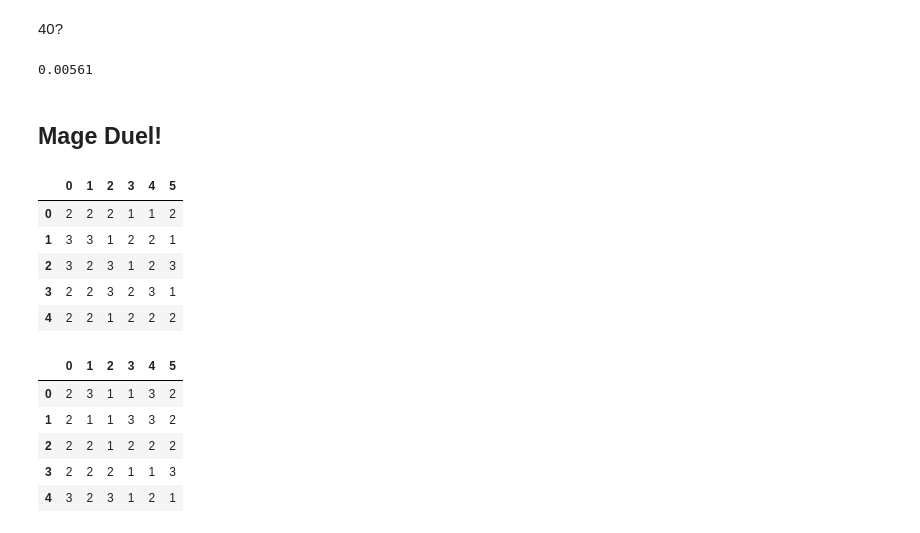
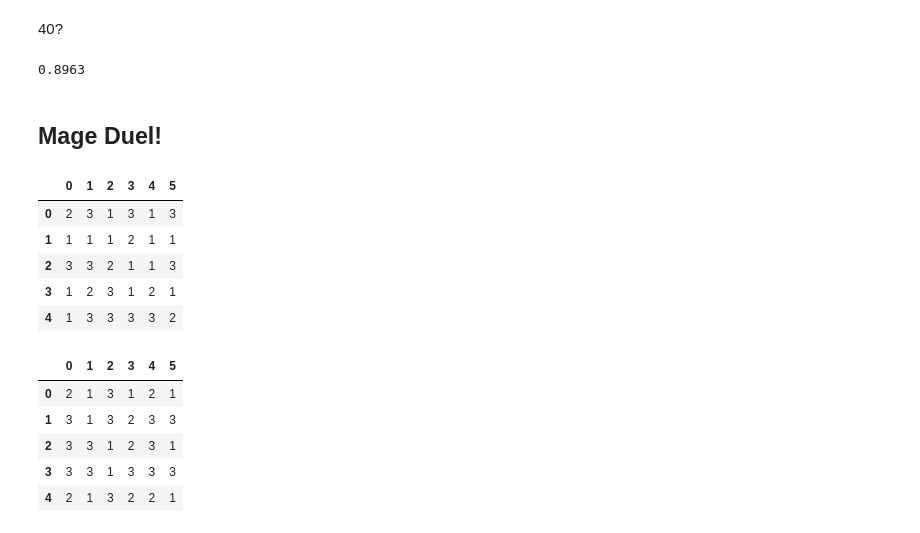
Before and after one commit to hinzle/statistics-exercises, a Jupyter notebook: simulation.ipynb, the cells around one changed output. Cells and saved outputs as stored; diff of their text form; code cells hidden in the pictures.

```diff
--- a/simulation.ipynb
+++ b/simulation.ipynb
@@ -326,31 +328,38 @@ bdays.head()
 # %% [markdown]
 40?
-# %%
-((bdays<=1/365.25).sum(axis=1)>=2).mean()
-# %% [output]
-0.00561
+# %%
+bdays(40)
+# %% [output]
+0.8963
 # %% [markdown]
 ## Mage Duel!
+# %%
+battles=10**4
+
+# 10**1 rds: life = 19, hits = -4
+# 10**2 rds: life = 33, hits = -1
+# 10**4 rds: life = 319, hits = 109
+# i don't see a clear winner
 # %%
-me_mage_hit = pd.DataFrame(np.random.randint(1,4, size=(10,6)))
+me_mage_hit = pd.DataFrame(np.random.randint(1,4, size=(battles,6)))
 me_mage_hit.head()
 # %% [output]
 |  | 0 | 1 | 2 | 3 | 4 | 5 |
-| 0 | 2 | 2 | 2 | 1 | 1 | 2 |
-| 1 | 3 | 3 | 1 | 2 | 2 | 1 |
-| 2 | 3 | 2 | 3 | 1 | 2 | 3 |
-| 3 | 2 | 2 | 3 | 2 | 3 | 1 |
-| 4 | 2 | 2 | 1 | 2 | 2 | 2 |
+| 0 | 2 | 3 | 1 | 3 | 1 | 3 |
+| 1 | 1 | 1 | 1 | 2 | 1 | 1 |
+| 2 | 3 | 3 | 2 | 1 | 1 | 3 |
+| 3 | 1 | 2 | 3 | 1 | 2 | 1 |
+| 4 | 1 | 3 | 3 | 3 | 3 | 2 |
 # %%
-me_mage_life = pd.DataFrame(np.random.randint(1,4, size=(10,6)))
+me_mage_life = pd.DataFrame(np.random.randint(1,4, size=(battles,6)))
 me_mage_life.head()
 # %% [output]
 |  | 0 | 1 | 2 | 3 | 4 | 5 |
-| 0 | 2 | 3 | 1 | 1 | 3 | 2 |
-| 1 | 2 | 1 | 1 | 3 | 3 | 2 |
-| 2 | 2 | 2 | 1 | 2 | 2 | 2 |
-| 3 | 2 | 2 | 2 | 1 | 1 | 3 |
-| 4 | 3 | 2 | 3 | 1 | 2 | 1 |
+| 0 | 2 | 1 | 3 | 1 | 2 | 1 |
+| 1 | 3 | 1 | 3 | 2 | 3 | 3 |
+| 2 | 3 | 3 | 1 | 2 | 3 | 1 |
+| 3 | 3 | 3 | 1 | 3 | 3 | 3 |
+| 4 | 2 | 1 | 3 | 2 | 2 | 1 |
 # %%
 me_mage_hit.sum(axis=1).sum()
 # %% [output]
```
Also changed, not shown: parts of 39 cells of this notebook.
